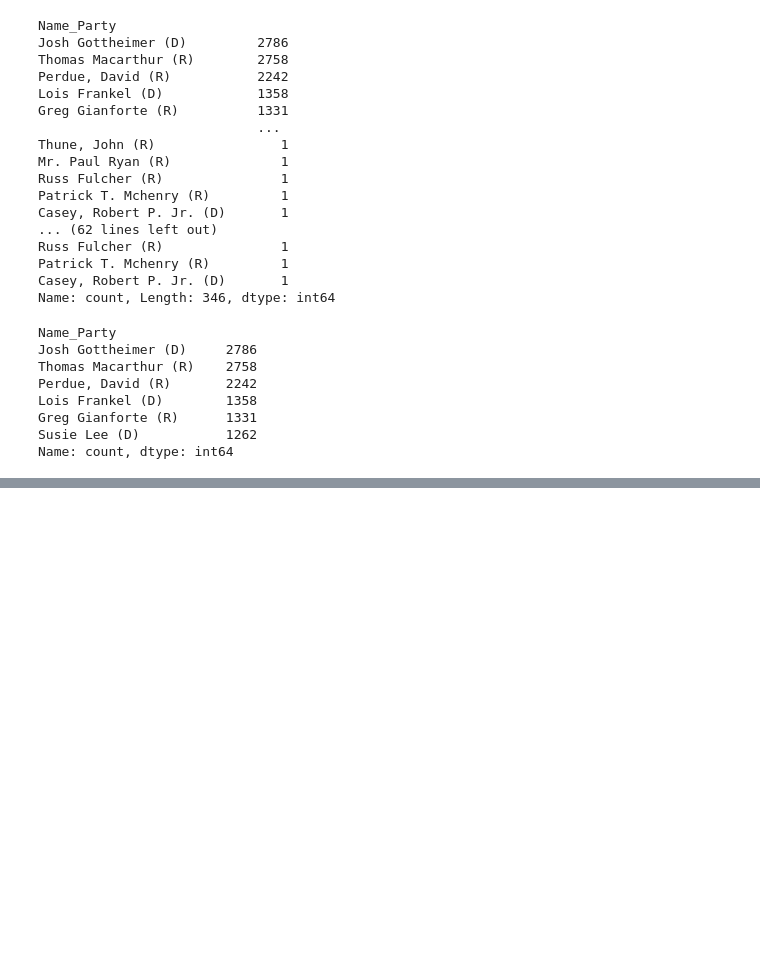
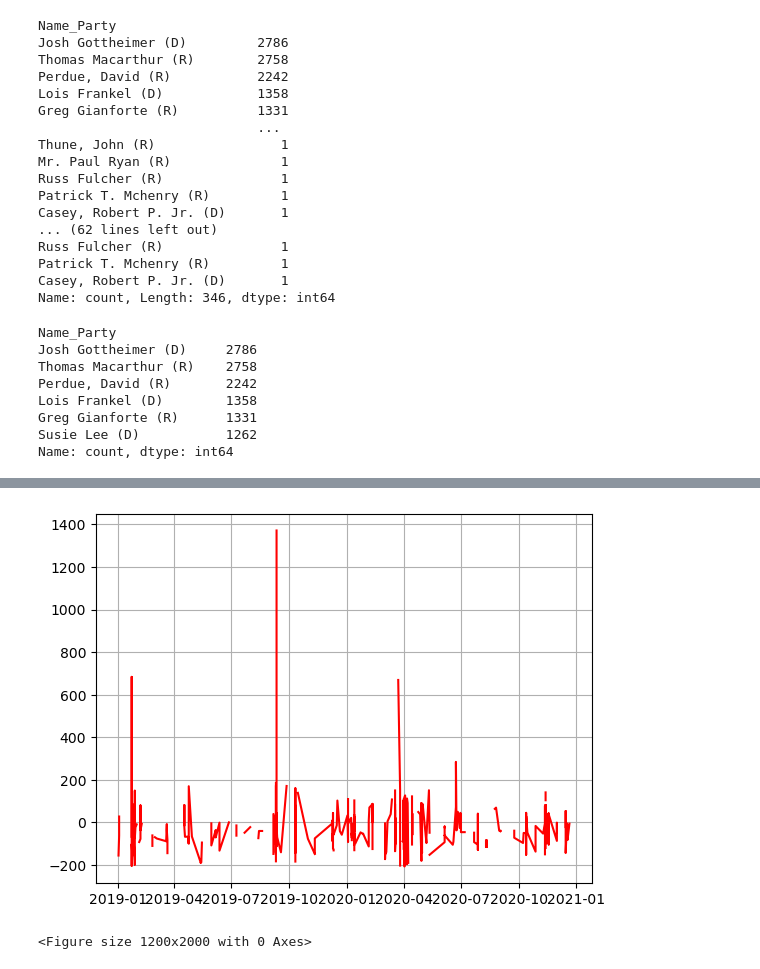
Before and after one commit to tsjohns9/ai-project-1, a Jupyter notebook: shayne.ipynb, the cells around one changed output, grey strips where cells are left out. Saved outputs shown, nothing was run; the diff lists cells and outputs as text; code cells hidden in the pictures; blank space fills up the shorter version.

```diff
--- a/shayne.ipynb
+++ b/shayne.ipynb
@@ -151,0 +265,8 @@ df_perdue.plot()
+# %%
+plt.plot(greg_fil['Traded'], greg_fil['excess_return'], color= 'r')
+plt.grid(True)
+plt.figure(figsize=(12,20))
+plt.show()
+# %% [output]
+[figure, added]
+<Figure size 1200x2000 with 0 Axes>
```
Also changed, not shown: parts of 15 cells of this notebook.
